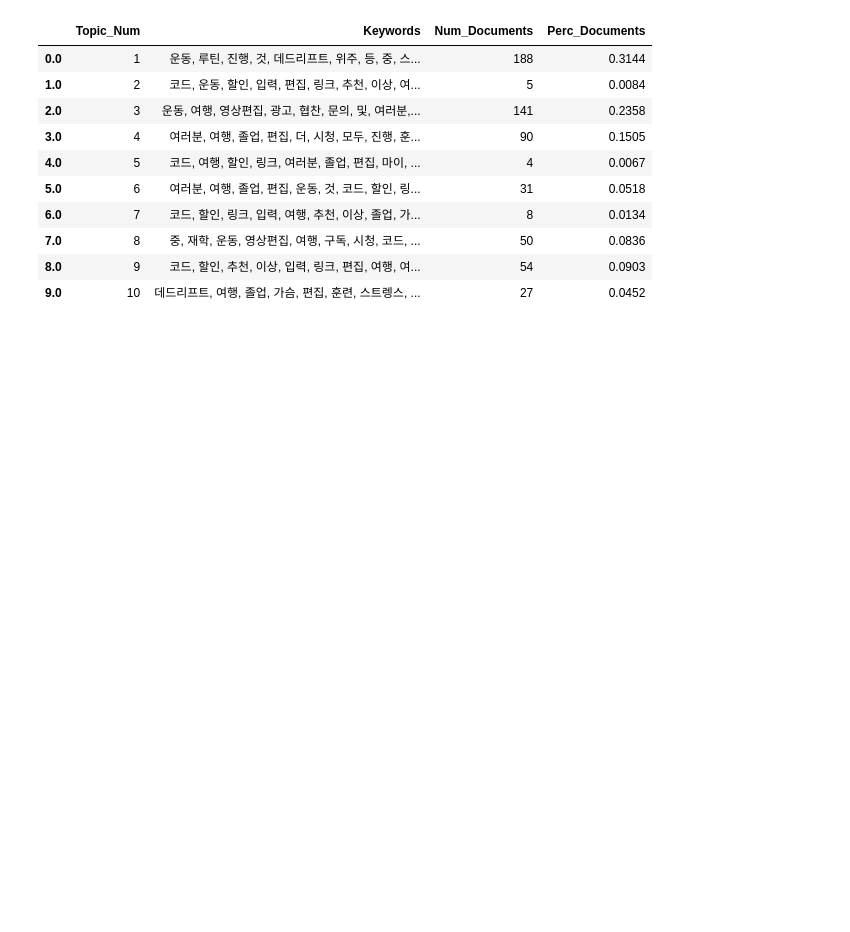
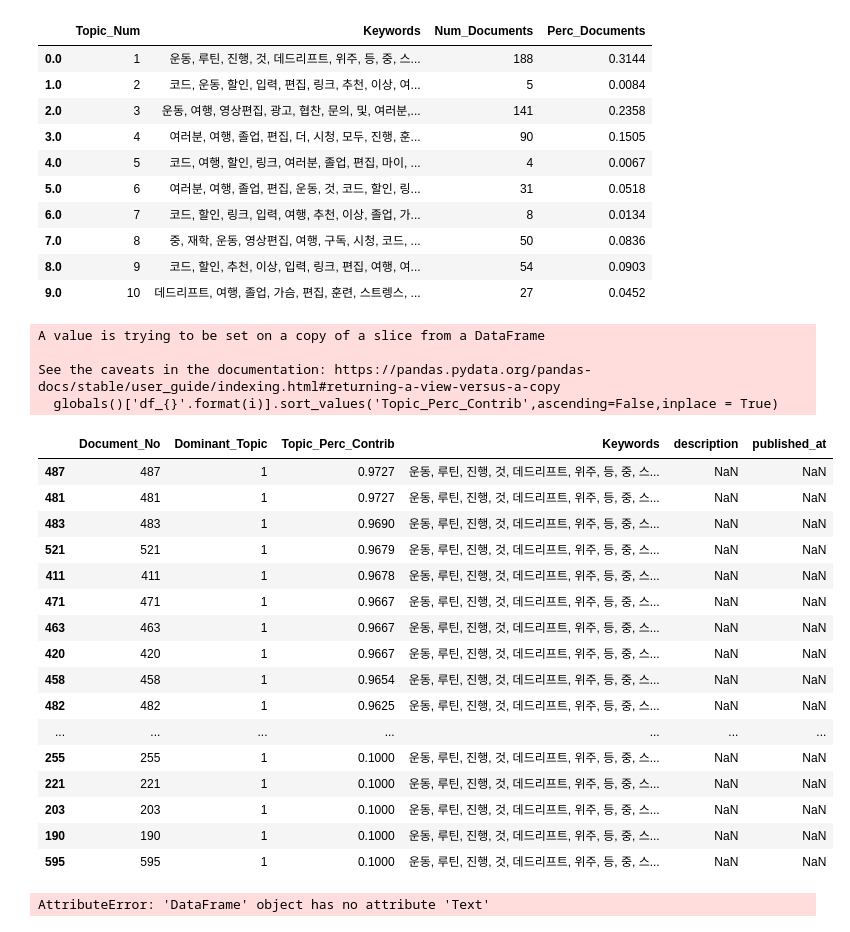
Before and after one commit to DominKim/Data_literacy, a Jupyter notebook: 2.프로젝트/1.경돼/3.스크립트/2.김윤수/LDA(~ing).ipynb, the cells around one changed output. Cells and saved outputs as stored; diff of their text form; code cells hidden in the pictures; blank space fills up the shorter version.

Commit message:
data analysis(~ing)

```diff
--- a/2.프로젝트/1.경돼/3.스크립트/2.김윤수/LDA(~ing).ipynb
+++ b/2.프로젝트/1.경돼/3.스크립트/2.김윤수/LDA(~ing).ipynb
@@ -312,3 +312,72 @@ lda_inform
 | 7.0 | 8 | 중, 재학, 운동, 영상편집, 여행, 구독, 시청, 코드, ... | 50 | 0.0836 |
 | 8.0 | 9 | 코드, 할인, 추천, 이상, 입력, 링크, 편집, 여행, 여... | 54 | 0.0903 |
 | 9.0 | 10 | 데드리프트, 여행, 졸업, 가슴, 편집, 훈련, 스트렝스, ... | 27 | 0.0452 |
+# %%
+for i in range(1,topic_num+1):
+    globals()['df_{}'.format(i)]=df_topic_desc.loc[df_topic_desc.Dominant_Topic==str(i)]
+    globals()['df_{}'.format(i)].sort_values('Topic_Perc_Contrib',ascending=False,inplace = True)
+    globals()['df_{}'.format(i)].to_csv ("./topic("+str(i)+")_desc.csv", index = None)
+
+df_1
+# %% [output]
+A value is trying to be set on a copy of a slice from a DataFrame
+
+See the caveats in the documentation: https://pandas.pydata.org/pandas-docs/stable/user_guide/indexing.html#returning-a-view-versus-a-copy
+  globals()['df_{}'.format(i)].sort_values('Topic_Perc_Contrib',ascending=False,inplace = True)
+|  | Document_No | Dominant_Topic | Topic_Perc_Contrib | Keywords | description | published_at |
+| 487 | 487 | 1 | 0.9727 | 운동, 루틴, 진행, 것, 데드리프트, 위주, 등, 중, 스... | NaN | NaN |
+| 481 | 481 | 1 | 0.9727 | 운동, 루틴, 진행, 것, 데드리프트, 위주, 등, 중, 스... | NaN | NaN |
+| 483 | 483 | 1 | 0.9690 | 운동, 루틴, 진행, 것, 데드리프트, 위주, 등, 중, 스... | NaN | NaN |
+| 521 | 521 | 1 | 0.9679 | 운동, 루틴, 진행, 것, 데드리프트, 위주, 등, 중, 스... | NaN | NaN |
+| 411 | 411 | 1 | 0.9678 | 운동, 루틴, 진행, 것, 데드리프트, 위주, 등, 중, 스... | NaN | NaN |
+| 471 | 471 | 1 | 0.9667 | 운동, 루틴, 진행, 것, 데드리프트, 위주, 등, 중, 스... | NaN | NaN |
+| 463 | 463 | 1 | 0.9667 | 운동, 루틴, 진행, 것, 데드리프트, 위주, 등, 중, 스... | NaN | NaN |
+| 420 | 420 | 1 | 0.9667 | 운동, 루틴, 진행, 것, 데드리프트, 위주, 등, 중, 스... | NaN | NaN |
+| 458 | 458 | 1 | 0.9654 | 운동, 루틴, 진행, 것, 데드리프트, 위주, 등, 중, 스... | NaN | NaN |
+| 482 | 482 | 1 | 0.9625 | 운동, 루틴, 진행, 것, 데드리프트, 위주, 등, 중, 스... | NaN | NaN |
+| ... | ... | ... | ... | ... | ... | ... |
+| 255 | 255 | 1 | 0.1000 | 운동, 루틴, 진행, 것, 데드리프트, 위주, 등, 중, 스... | NaN | NaN |
+| 221 | 221 | 1 | 0.1000 | 운동, 루틴, 진행, 것, 데드리프트, 위주, 등, 중, 스... | NaN | NaN |
+| 203 | 203 | 1 | 0.1000 | 운동, 루틴, 진행, 것, 데드리프트, 위주, 등, 중, 스... | NaN | NaN |
+| 190 | 190 | 1 | 0.1000 | 운동, 루틴, 진행, 것, 데드리프트, 위주, 등, 중, 스... | NaN | NaN |
+| 595 | 595 | 1 | 0.1000 | 운동, 루틴, 진행, 것, 데드리프트, 위주, 등, 중, 스... | NaN | NaN |
+# %%
+#토픽별 word cloud
+def flatten(l):
+    flatList=[]
+    for elem in l:
+        if type(elem) == list:
+            for e in elem:
+                flatList.append(e)
+        else:
+            flatList.append(elem)
+    return flatList
+
+
+for i in range(1,topic_num+1):
+    data_list = globals()['df_{}'.format(i)].Text.values.tolist()
+    data_word=[]
+
+    for j in range(len(data_list)):
+        try:
+            data_word.append(okt.nouns(data_list[j]))
+        except Exception as e:
+            continue
+    data_word=flatten(data_word)
+    data_word=[x for x in data_word if not x.isdigit()]
+
+    freq=pd.Series(data_word).value_counts().head(50)
+    freq=dict(freq)
+
+    wordcloud = WordCloud(font_path="./Font/BMHANNA_11yrs_ttf.ttf",
+             relative_scaling = 0.2,
+             background_color = 'white',
+            ).generate_from_frequencies(freq)
+    plt.figure(figsize=(16,8))
+    plt.imshow(wordcloud)
+    plt.axis("off")
+    plt.show()
+
+    plt.savefig("./topic("+str(i)+")wordcloud.png")
+# %% [output]
+AttributeError: 'DataFrame' object has no attribute 'Text'
```
